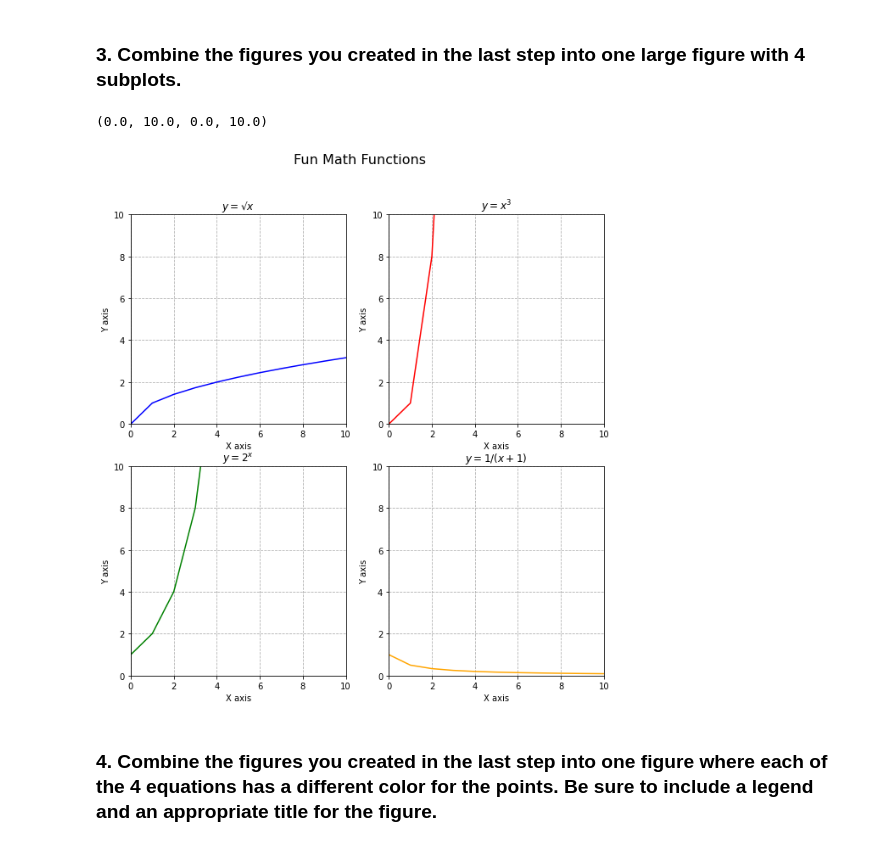
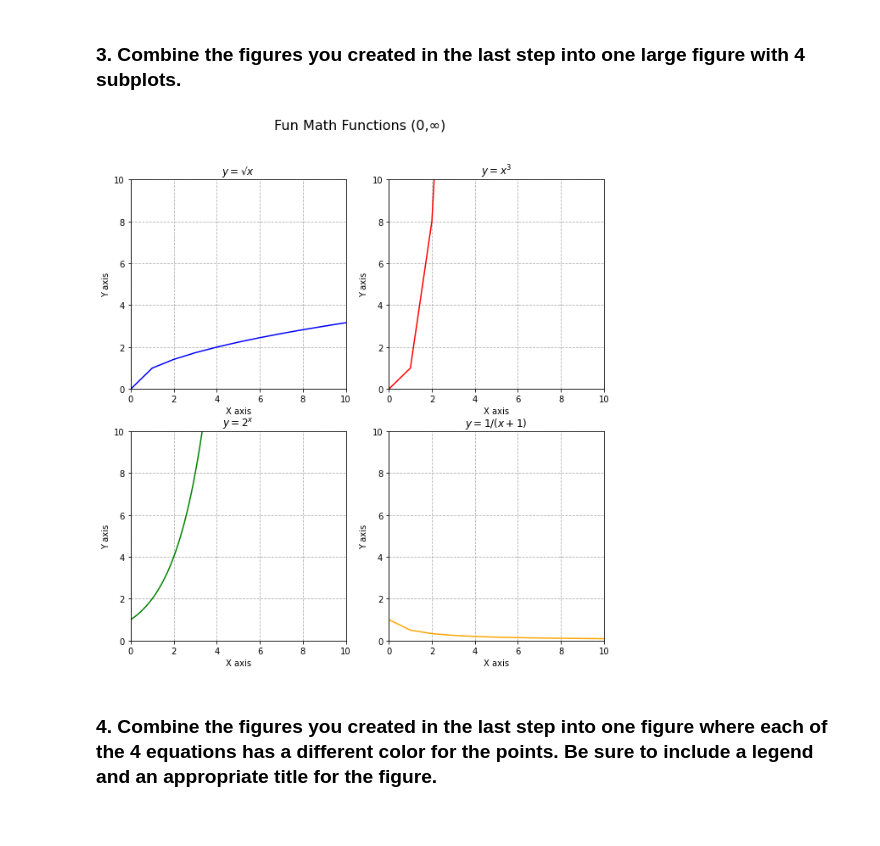
Before and after one commit to JeanetteSchulz/numpy-pandas-visualization-exercises, a Jupyter notebook: matplotlib_exercises.ipynb, the cells around one changed output. Cells and saved outputs as stored; diff of their text form; code cells hidden in the pictures.

Commit message:
some notes added from instructor review

```diff
--- a/matplotlib_exercises.ipynb
+++ b/matplotlib_exercises.ipynb
@@ -161,15 +152,16 @@ plt.axis([-10, 10, -1, 1])
 ### 3. Combine the figures you created in the last step into one large figure with 4 subplots.
 # %%
 #Data Points
-x = range(0,20)
+x = range(0,20) #due to some functions being unable to intake a negative number, we will only plot positives
+x3 = [x * 0.1 for x in range(0,150)] #instructor notation for a smoother line!
 y1 = [ math.sqrt(x) for x in x] # write the list comprehension
 y2 = [ x**3 for x in x]
-y3 = [ 2**x for x in x]
+y3 = [ 2**x for x in x3]
 y4 = [1/(x+1) for x in x]
 
 #Figure Details
 plt.figure(figsize=(10,10))
-plt.suptitle("Fun Math Functions", fontsize = 16)
+plt.suptitle("Fun Math Functions (0,∞)", fontsize = 16)
 
 #SUBPLOT 1
 plt.subplot(2,2,1)
@@ -216,7 +208,7 @@ plt.axis([0, 10, 0, 10])
 plt.subplot(2,2,3)
 
 #Plot Lines
-plt.plot(x,y3,
+plt.plot(x3,y3,
          color='green',
          marker='',
          linestyle= '-' )
@@ -224,36 +216,35 @@ plt.plot(x,y3,
 #Labels
 plt.title('$y = 2^x$')
 plt.xlabel('X axis')
 plt.ylabel('Y axis')
 
 #Table Design
 plt.axhline(0, ls="-", lw=0.5, color = "k")#horizontal line
 plt.axvline(0, ls="-", lw=0.5, color = "k")#vertical line
 plt.grid('True', ls = '--')
 plt.axis([0, 10, 0, 10])
 
 #SUBPLOT 4
 plt.subplot(2,2,4)
 
 #Plot Lines
 plt.plot(x,y4,
          color='orange',
          marker='',
          linestyle= '-' )
 
 #Labels
 plt.title('$y = 1/(x+1)$')
 plt.xlabel('X axis')
 plt.ylabel('Y axis')
 
 #Table Design
 plt.axhline(0, ls="-", lw=0.5, color = "k")#horizontal line
 plt.axvline(0, ls="-", lw=0.5, color = "k")#vertical line
 plt.grid('True', ls = '--')
-plt.axis([0, 10, 0, 10])
+plt.axis([0, 10, 0, 10]);
 # %% [output]
-(0.0, 10.0, 0.0, 10.0)
-[figure, old version]
+[figure, new version]
 # %% [markdown]
 ### 4. Combine the figures you created in the last step into one figure where each of the 4 equations has a different color for the points. Be sure to include a legend and an appropriate title for the figure.
 # %%
```
Also changed, not shown: parts of 6 cells of this notebook, 1 other file.
